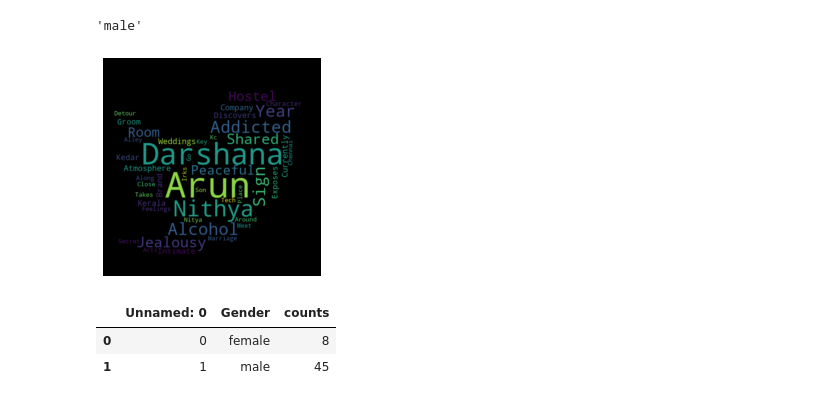
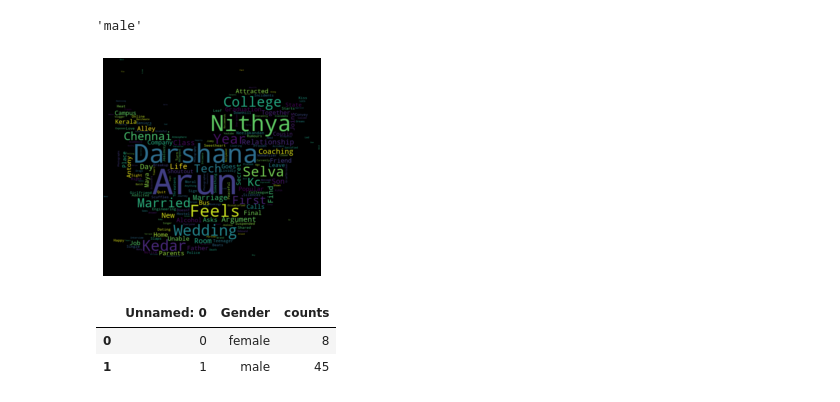
Before and after one commit to prashee04/Bollywood_movie_analysis, a Jupyter notebook: final/text/script.ipynb, the cells around one changed output. Drawn from its saved outputs; the diff is of its cells as text; code cells hidden in the pictures.

```diff
--- a/final/text/script.ipynb
+++ b/final/text/script.ipynb
@@ -276,14 +233,14 @@ import seaborn as sns
 from PIL import Image
 from wordcloud import WordCloud, STOPWORDS
 # %%
-w3 = " ".join(title for title in fdf.name)
+w3 = " ".join(title for title in tab.Name)
 img = np.array(Image.open("C:\\Users\\harleyquinn\\Documents\\GitHub\\Bollywood_movie_analysis\\image.png"))
 wc = WordCloud(collocations = False, background_color ='black',mask=img).generate(w3)
 plt.imshow(wc, interpolation='bilinear')
 plt.axis("off")
 plt.show()
 # %% [output]
-[figure, old version]
+[figure, new version]
 # %%
 import pandas as pd
 from matplotlib import pyplot as plt
```
Also changed, not shown: parts of 7 cells of this notebook, 6 other files.
